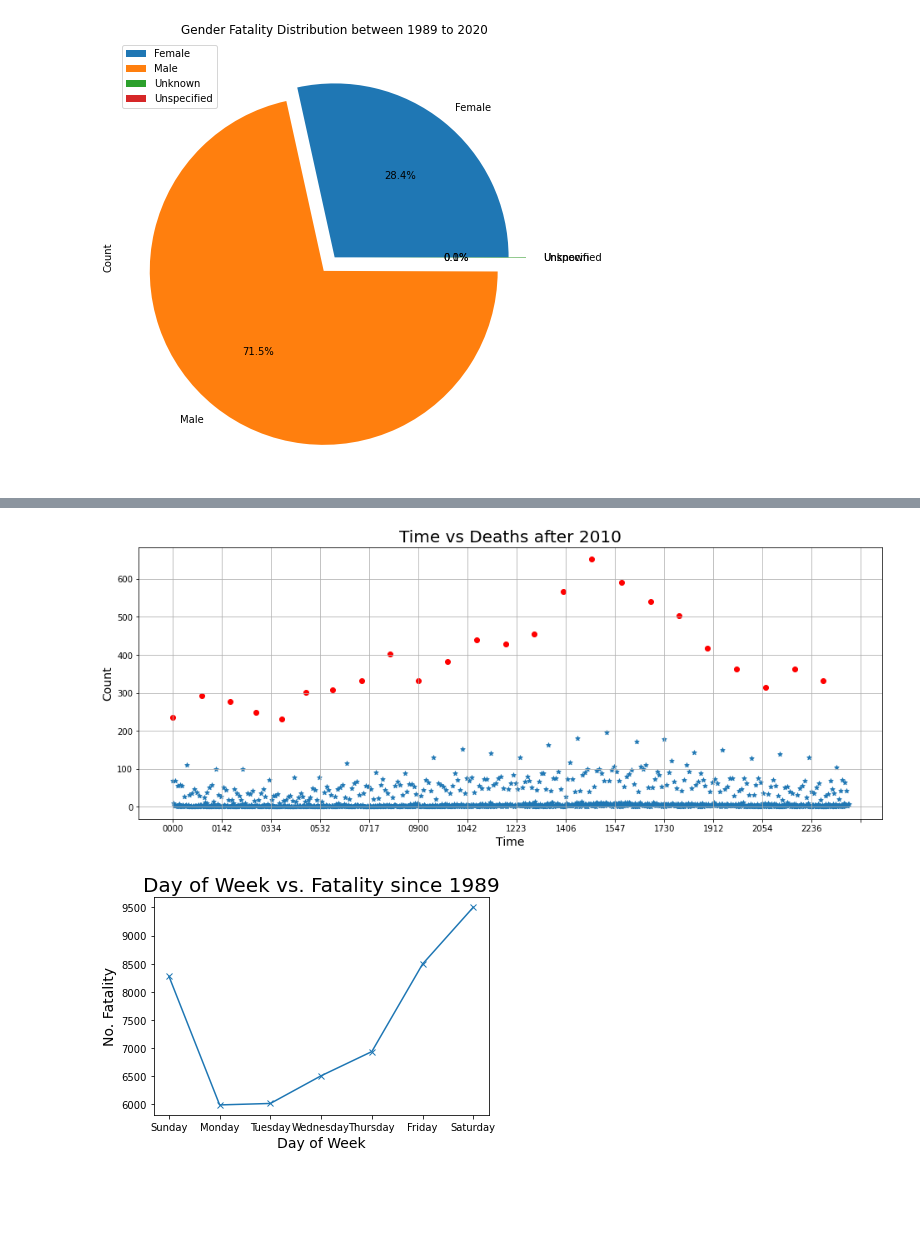
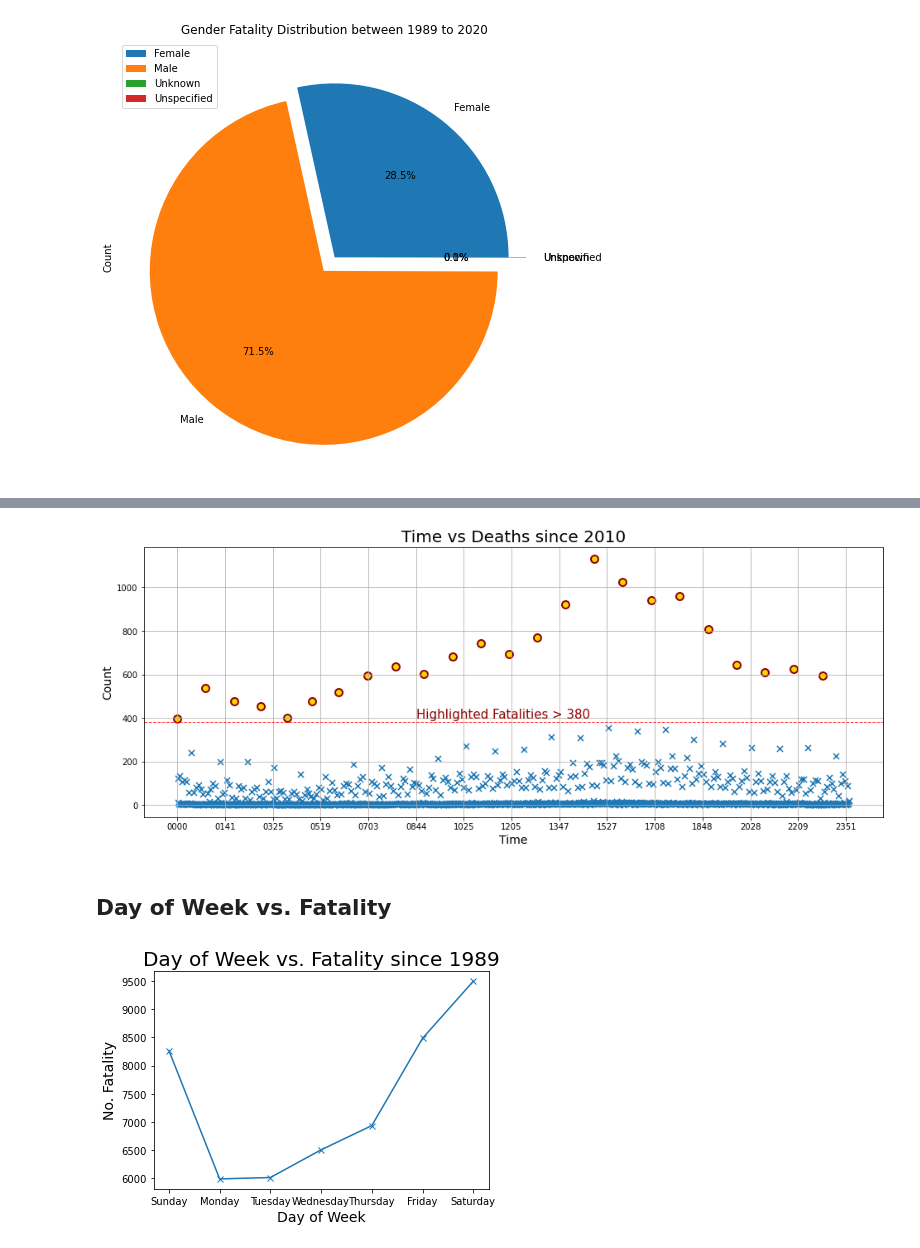
Before and after one commit to cyrusauyeungc/Project_01, a Jupyter notebook: notebooks/main_cyrus.ipynb, the cells around one changed output, grey strips where cells are left out. Cells and saved outputs as stored; diff of their text form; code cells hidden in the pictures; blank space fills up the shorter version.

```diff
--- a/notebooks/main_cyrus.ipynb
+++ b/notebooks/main_cyrus.ipynb
@@ -26,9 +26,7 @@ ardd.head(1)
 # remove unwanted columns "National Remoteness Areas","SA4 Name 2016","National LGA Name 2017","National Road Type"
 clean_ardd = ardd.drop(columns=["National Remoteness Areas","SA4 Name 2016","National LGA Name 2017","National Road Type"])
 
-
-
-# gather latest and earliest year for the title
+# gather latest and earliest year for the title in graphs
 min_year = clean_ardd["Year"].min()
 max_year = clean_ardd["Year"].max()
 
@@ -39,7 +37,13 @@ clean_ardd["Age Group"] = clean_ardd["Age Group"].str.replace("_"," ")
 clean_ardd["Time"] = clean_ardd["Time"].str.replace(":","")
 
 # replace "-9" with Unknown as described in the data dictionary
-clean_ardd=clean_ardd.replace({"-9":"Unknown"})
+clean_ardd=clean_ardd.replace({"-9":"Unknown"}).replace({-9: "Unknown"})
+
+# change data type from String to Int
+clean_ardd['Year'] = clean_ardd['Year'].astype(int)
+
+# remove rows with Unknown time
+clean_ardd = clean_ardd[clean_ardd.Time != "Unknown"]
 clean_ardd.head(1)
 # %% [output]
 |  | Crash ID | State | Month | Year | Dayweek | Time | Crash Type | Bus Involvement | ... |
@@ -113,11 +122,10 @@ See the caveats in the documentation: https://pandas.pydata.org/pandas-docs/stab
 # %%
 # capture fatality data after year 2010
-c_df = df.loc[df['Year'] >= 2010]
-c_df = df.Time.value_counts().reset_index().rename(columns={'index': 'Time', 'Time': 'Count'})
+time_fatality_df = clean_ardd.loc[clean_ardd['Year'] >= 2010]
+time_fatality_df = clean_ardd.Time.value_counts().reset_index().rename(columns={'index': 'Time', 'Time': 'Count'})
 
 # update data type to integer
-c_df['Time'] = c_df['Time'].astype(int)
+time_fatality_df['Time'] = time_fatality_df['Time'].astype(int)
 
 # sort result by Time
-c_df = c_df.sort_values(by='Time', ascending=True)
-c_df
+time_fatality_df = time_fatality_df.sort_values(by='Time', ascending=True)
@@ -138,21 +132,23 @@ c_df
 # %%
 # plot graph to show Time vs Deaths after 2010
 fig, ax = plt.subplots(figsize=(16, 6))
-# marker_size=5
 
 # arrange the x interval
 plt.xticks(np.arange(0, 2400, step=100))
 
-plt.scatter(c_df['Time'].map("{:04}".format),c_df['Count'], s= 30 ,marker = "*")
-plt.title('Time vs Deaths after 2010',fontsize =20)
+plt.scatter(time_fatality_df['Time'].map("{:04}".format),time_fatality_df['Count'], s= 50 ,marker = "x")
+plt.title('Time vs Deaths since 2010',fontsize =20)
 plt.xlabel('Time',fontsize =14)
 plt.ylabel('Count',fontsize =14)
 ax.grid()
 
 # highlight the number of fatalities that's with the greatest trend
-cc_df = c_df.query('Count >= 200')
-plt.scatter(cc_df["Time"].map("{:04}".format), cc_df["Count"],  alpha=1, color="red" , marker="o")
-
+outlier_time_fatality_df = time_fatality_df.query('Count >= 380')
+plt.scatter(outlier_time_fatality_df["Time"].map("{:04}".format), outlier_time_fatality_df["Count"],s=80,
+            alpha=1, color="gold" , marker="o", edgecolors="darkred",linewidths=2)
+plt.axhline(y=380, color='r', linestyle="dashed",linewidth=1, alpha=0.8)
+plt.annotate("Highlighted Fatalities > 380",(500,400),fontsize=15,color="darkred")
+plt.savefig('../output_data/cay_time_vs_deaths.png', facecolor = 'w')
 plt.show()
 # %% [output]
-[figure, old version]
+[figure, new version]
@@ -171 +155,3 @@ plt.show()
+# %% [markdown]
+## Day of Week vs. Fatality
 # %%
```
Also changed, not shown: parts of 17 cells of this notebook, 34 other files.
